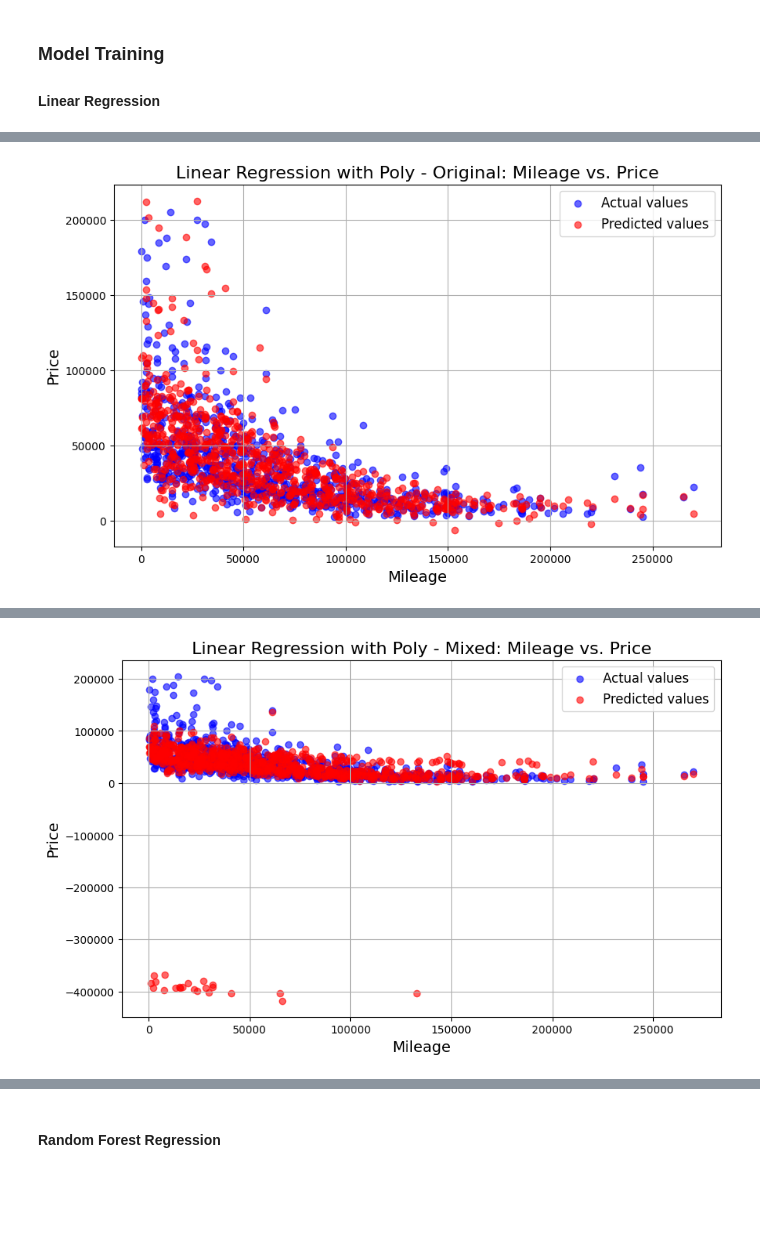
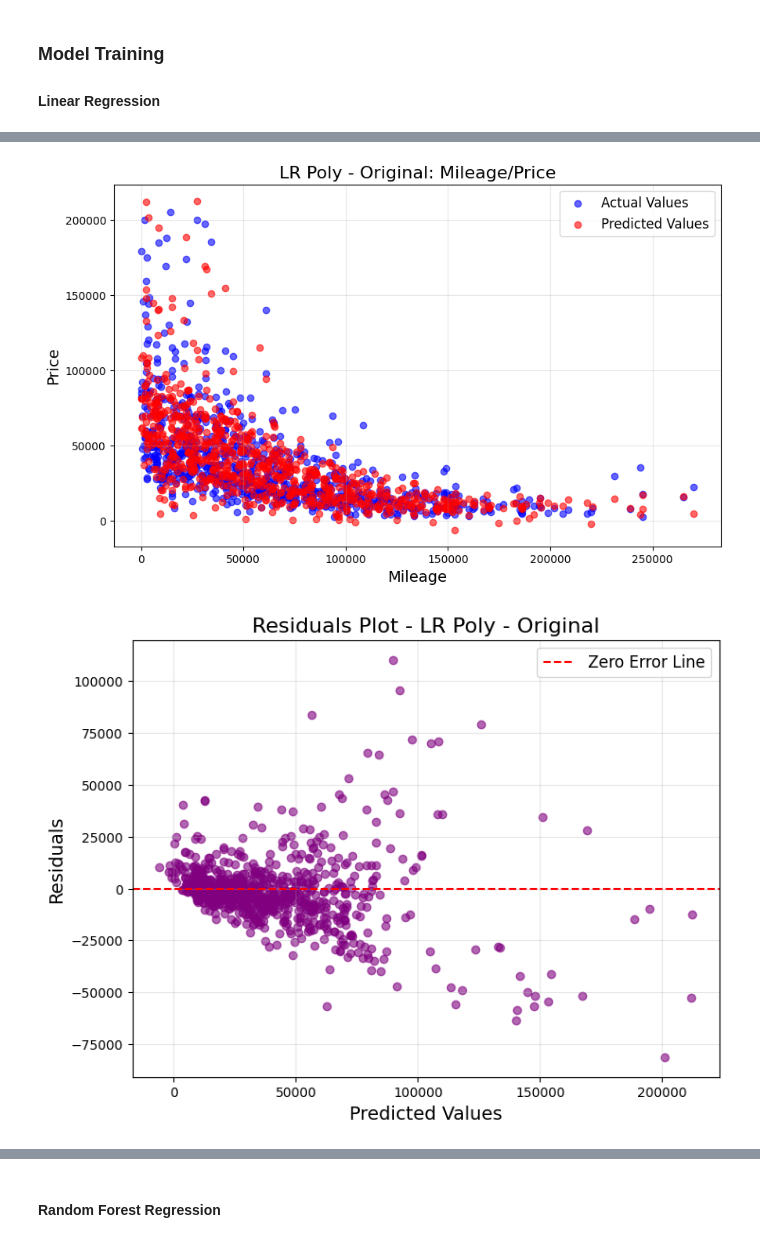
Before and after one commit to Frecherenkel60/RandomForestRangers, a Jupyter notebook: 5.1_TrainingNew.ipynb, the cells around one changed output, grey strips where cells are left out. Cells and saved outputs as stored; diff of their text form; code cells hidden in the pictures; blank space fills up the shorter version.

```diff
--- a/5.1_TrainingNew.ipynb
+++ b/5.1_TrainingNew.ipynb
@@ -423,7 +469,7 @@ param_grid = {
 # Original data #
 #################
 
-best_result_poly_original, all_results_poly_original = hyperparameter_tuning_with_cv(X_train_original, y_train_original, param_grid, polynomial=True, verbose=False, name="LR - Poly - Original")
+best_result_poly_original, all_results_poly_original = hyperparameter_tuning_with_cv(X_train_original, y_train_original, param_grid, polynomial=True, verbose=False, name="LR Poly - Original")
 best_params_poly_original = best_result_poly_original['params']
 
 scaler = RobustScaler()
@@ -448,16 +494,19 @@ final_model_poly_original.fit(X_train_tf_scaled_poly_original, y_train_poly_orig
 y_pred_poly_original = final_model_poly_original.predict(X_test_tf_scaled_poly_original)
 plot_mileage_vs_price(
     mileage=X_test['milage'],
-    actual_price=y_test,
-    predicted_price=y_pred_poly_original,
-    model_name="Linear Regression with Poly - Original"
+    y_actual=y_test,
+    y_pred=y_pred_poly_original,
+    model_name="LR Poly - Original"
 )
+plot_residuals(y_test, y_pred_poly_original, 'LR Poly - Original')
+plot_learning_curve(final_model_poly_original, X_train_tf_scaled_poly_original, y_train_poly_original, model_name='LR Poly - Original')
+plot_actual_vs_predicted(y_test, y_pred_poly_original, 'LR Poly - Original')
 
 #################
 #   Mixed data  #
 #################
 
-best_result_poly_mixed, all_results_poly_mixed = hyperparameter_tuning_with_cv(X_train_mixed, y_train_mixed, param_grid, polynomial=True, verbose=False, name="LR - Poly - Mixed")
+best_result_poly_mixed, all_results_poly_mixed = hyperparameter_tuning_with_cv(X_train_mixed, y_train_mixed, param_grid, polynomial=True, verbose=False, name="LR Poly - Mixed")
 best_params_poly_mixed = best_result_poly_mixed['params']
 scaler = RobustScaler()
 
@@ -480,8 +529,11 @@ final_model_poly_mixed.fit(X_train_tf_scaled_poly_mixed, y_train_poly_mixed)
 y_pred_poly_mixed = final_model_poly_mixed.predict(X_test_tf_scaled_poly_mixed)
 plot_mileage_vs_price(
     mileage=X_test['milage'],
-    actual_price=y_test,
-    predicted_price=y_pred_poly_mixed,
-    model_name="Linear Regression with Poly - Mixed"
+    y_actual=y_test,
+    y_pred=y_pred_poly_mixed,
+    model_name="LR Poly - Mixed"
 )
+plot_residuals(y_test, y_pred_poly_mixed, 'LR Poly - Mixed')
+plot_learning_curve(final_model_poly_mixed, X_train_tf_scaled_poly_mixed, y_train_poly_mixed, model_name='LR Poly - Mixed')
+plot_actual_vs_predicted(y_test, y_pred_poly_mixed, 'LR Poly - Mixed')
 # %% [output]
@@ -489,10 +541,11 @@ plot_mileage_vs_price(
 
 Best hyperparameters: {'fit_intercept': True} with:
         Mean RMSE: 18787.8394
         Mean MSE: 355494310.3473
         Mean MAE: 11004.4699
         Mean MAPE: 0.3348
         Mean R²: 0.7372
         Mean Adjusted R²: 0.7177
         Mean PCC: 0.8598
-[figure, old version]
+[figure, new version]
+[figure, new version]
@@ -506,4 +561,3 @@ Best hyperparameters: {'fit_intercept': True} with:
         Mean R²: 0.5845
         Mean Adjusted R²: 0.5836
         Mean PCC: 0.7646
-[figure, old version]
```
Also changed, not shown: parts of 13 cells of this notebook.
